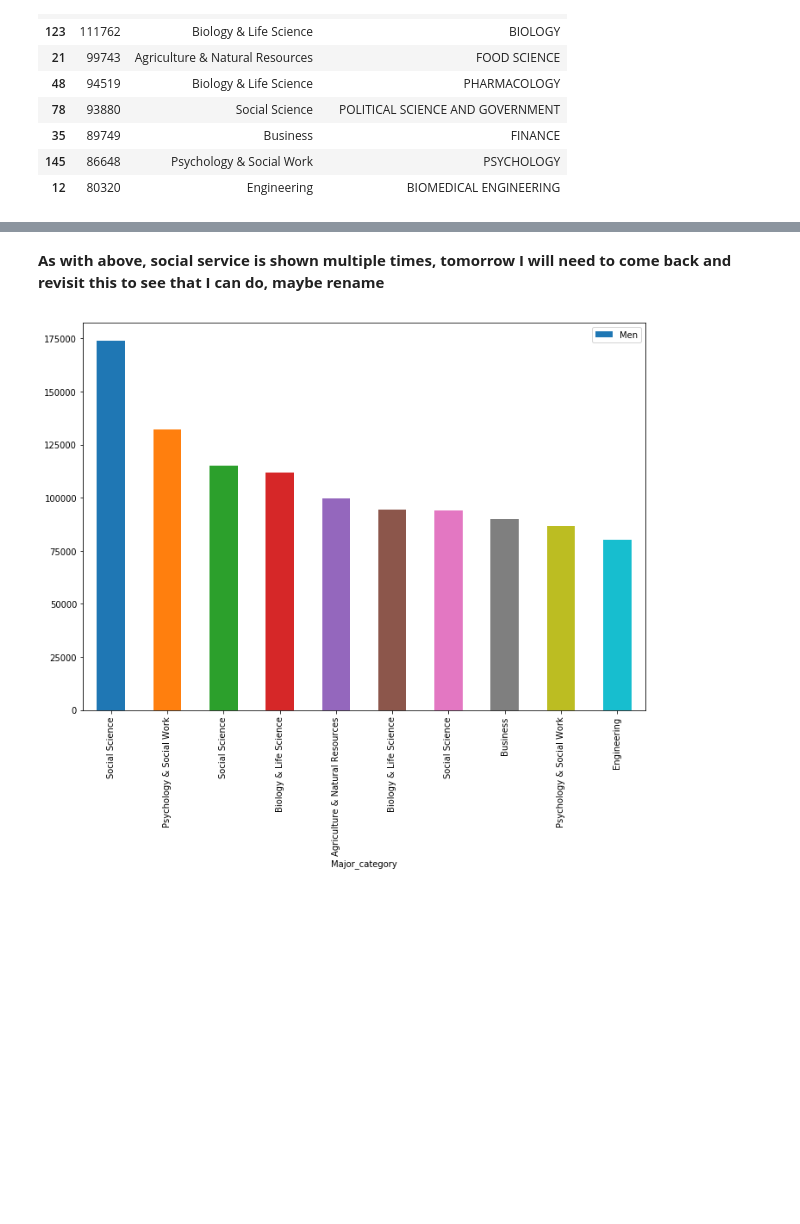
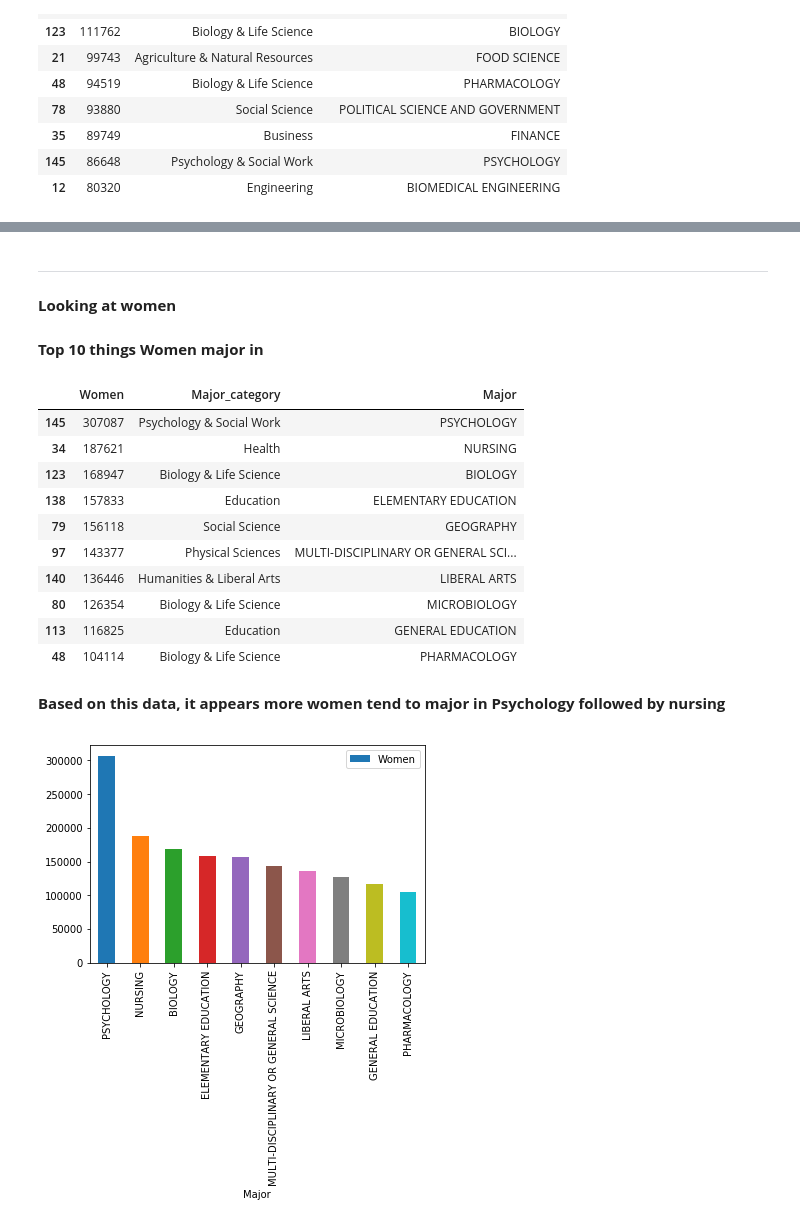
Before and after one commit to LambdaSchool/DS-Unit-1-Sprint-5-Data-Storytelling-Blog-Post, a Jupyter notebook: College_Majors_Theory.ipynb, the cells around one changed output, grey strips where cells are left out. Saved outputs shown, nothing was run; the diff lists cells and outputs as text; code cells hidden in the pictures; blank space fills up the shorter version.

```diff
--- a/College_Majors_Theory.ipynb
+++ b/College_Majors_Theory.ipynb
@@ -218,10 +243,33 @@ men_majors.sort_values(by='Men', ascending=False).head(10)
+# %% [markdown]
+
+
+---
+# %% [markdown]
+**Looking at women**
+# %%
+women_majors = (what_majors[['Women', 'Major_category', 'Major']])
+# %% [markdown]
+**Top 10 things Women major in**
 # %%
-# Sorting the top 10 mens counts
-men = men_majors.nlargest(10, 'Men')
+# Sorting the top 10 womens counts
+women = women_majors.nlargest(10, 'Women')
+women
+# %% [output]
+|  | Women | Major_category | Major |
+| 145 | 307087 | Psychology & Social Work | PSYCHOLOGY |
+| 34 | 187621 | Health | NURSING |
+| 123 | 168947 | Biology & Life Science | BIOLOGY |
+| 138 | 157833 | Education | ELEMENTARY EDUCATION |
+| 79 | 156118 | Social Science | GEOGRAPHY |
+| 97 | 143377 | Physical Sciences | MULTI-DISCIPLINARY OR GENERAL SCI... |
+| 140 | 136446 | Humanities & Liberal Arts | LIBERAL ARTS |
+| 80 | 126354 | Biology & Life Science | MICROBIOLOGY |
+| 113 | 116825 | Education | GENERAL EDUCATION |
+| 48 | 104114 | Biology & Life Science | PHARMACOLOGY |
-# %% [markdown]
-**As with above, social service is shown multiple times, tomorrow I will need to come back and revisit this to see that I can do, maybe rename**
+# %% [markdown]
+**Based on this data, it appears more women tend to major in Psychology followed by nursing**
 # %%
-# Plotting top 10 mens categories for majors
-men.plot.bar(x='Major_category', y='Men');
+# Plotting top 10 Womens categories for majors
+women.plot.bar(x='Major', y='Women');
 # %% [output]
-[figure, old version]
+[figure, new version]
```
Also changed, not shown: parts of 23 cells of this notebook.
